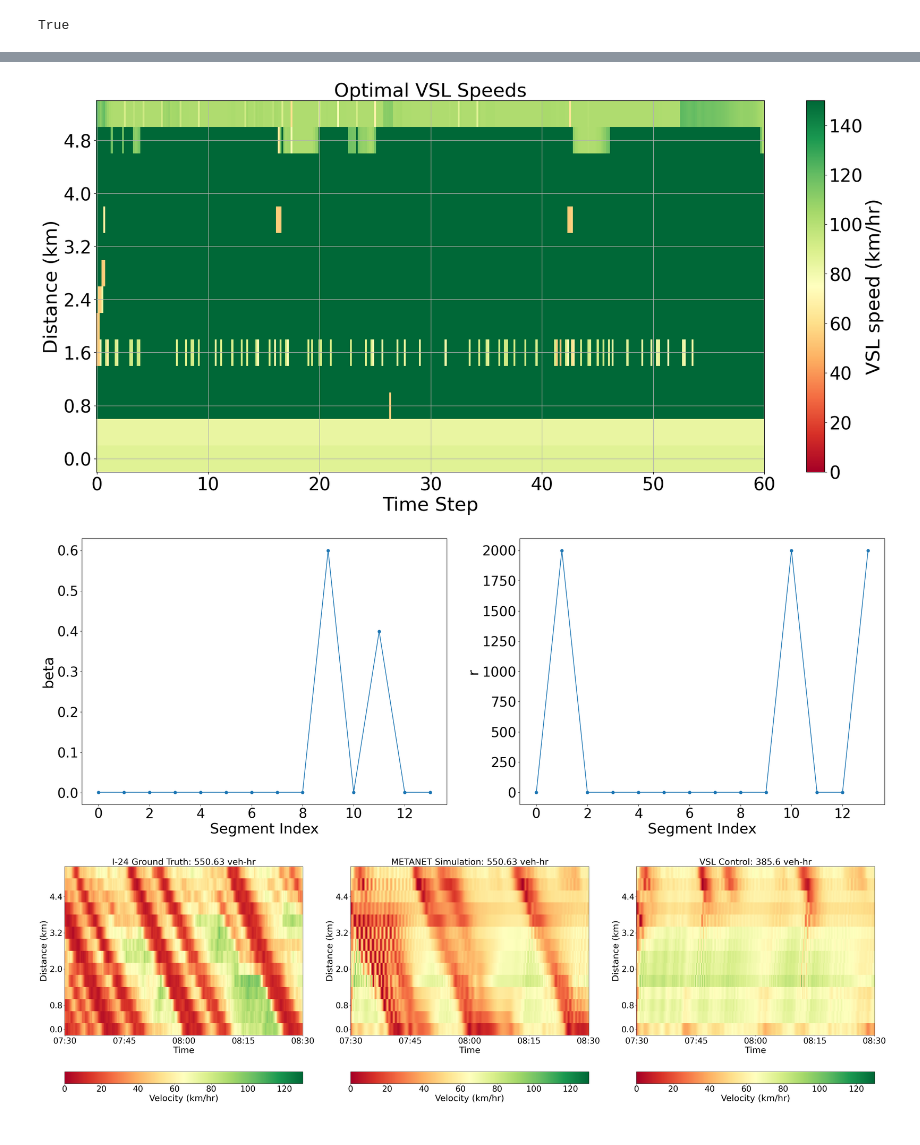
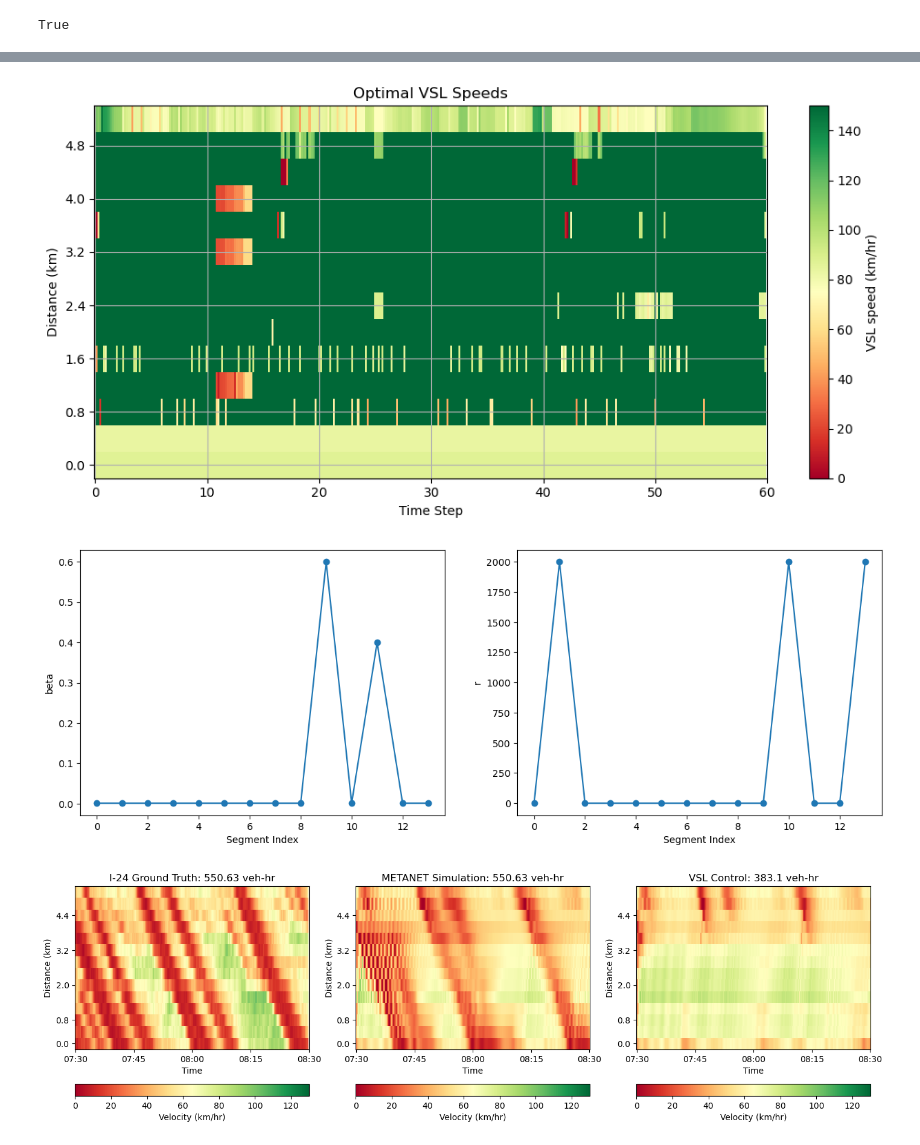
Before and after one commit to Tristanchaang/mpc-traffic-flow, a Jupyter notebook: experiments/run_controllable_congestion.ipynb, the cells around one changed output, grey strips where cells are left out. Saved outputs shown, nothing was run; the diff lists cells and outputs as text; code cells hidden in the pictures.

```diff
--- a/experiments/run_controllable_congestion.ipynb
+++ b/experiments/run_controllable_congestion.ipynb
@@ -298,7 +307,7 @@ print("TTS (VSL=150):", tts_150)
 vmin = min(np.min(velocity_data[:, 1:-1]), v_130.min(), v_150.min())
 vmax = 150 #max(np.max(velocity_data[:, 1:-1]), v_130.max(), v_150.max())
 
-p = Plotter(1, 2, figsize=(30, 10))
+p = Plotter(1, 2)
 for i, (v_mat, sl, tts) in enumerate(zip([v_130, v_150], [130, 150], [tts_130, tts_150])):
   p.fig.colorbar(
       mappable=p[i].imshow(v_mat.T, cmap='RdYlGn', aspect='auto', interpolation='none', vmin=vmin, vmax=vmax),
@@ -356,7 +365,7 @@ logging.getLogger('pyomo.core').setLevel(logging.ERROR)
 import json
 from mpc_metanet import mpc_find_vsl
 
-init_path = f'{results_path}/optimal_vsl_92.npy'
+# init_path = f'{results_path}/optimal_vsl_92.npy'
 # init_vsl = np.load(init_path)
 for speed_lb in SPEED_LBS:#[24, 27, 30]:
     vsl_opt_config = {
@@ -387,7 +396,8 @@ for speed_lb in SPEED_LBS:#[24, 27, 30]:
     else: path_id = f"optimal_vsl"
     os.makedirs(results_path, exist_ok=True)
     if vsl_opt_config["initialize_vsl"] is not None:
-        vsl_opt_config["initialize_vsl"] = f"loaded from file {init_path}"
+        raise NotImplementedError("Loading from file is not implemented yet")
+        # vsl_opt_config["initialize_vsl"] = f"loaded from file {init_path}"
 
     # WRITES
     np.save(f'{results_path}/{path_id}.npy', optimal_vsl)
@@ -488,7 +498,7 @@ p[0].invert_yaxis()
 # Read in v_pred.npy from the path location
 max_v = max(np.max(v_baseline), np.max(v_opt))
 
-p = Plotter(1, 3, figsize=(50, 15))
+p = Plotter(1, 3)
 for i, mat in enumerate([velocity_data, v_baseline, v_opt]):
   p.fig.colorbar(
       mappable=p[i].imshow(mat.T, cmap='RdYlGn', aspect='auto', interpolation='none', vmin=0, vmax=max_v),
@@ -527,18 +537,18 @@ Controllable congestion: 49.06080615653954%
 # %%
 from plotting import plot_vsls
-optimal_vsl: np.ndarray = np.load(f'{results_path}/optimal_vsl_54.npy')
+optimal_vsl: np.ndarray = np.load(f'{results_path}/optimal_vsl.npy')
 v_free_extended = np.tile(model_params['v_free'], (optimal_vsl.shape[0], 1))
 optimal_vsl = np.where(optimal_vsl > v_free_extended, 150, optimal_vsl)
 plot_vsls(optimal_vsl, time_steps+1, num_segments, np.max(model_params['v_free']), T=time_step, l=L)
 # %% [output]
-[figure, old version]
+[figure, new version]
 # %%
-p = Plotter(1, 2, figsize=(30, 10))
+p = Plotter(1, 2)
 for i, variable in enumerate(['beta', 'r']):
   p[i] = {'xlabel': 'Segment Index', 'ylabel': variable}
   p[i].plot(model_params[variable], marker='o')
 # %% [output]
-[figure, old version]
+[figure, new version]
 # %%
 start_wallclock_time = 7.5
 # start_wallclock_time = 7
@@ -548,35 +558,35 @@ minutes = np.arange(n_time) * time_step * 60
 tick_pos = np.linspace(0, n_time - 1, 5, dtype=int)
 
 def to_wallclock(tick_minutes, start_hour):
     labels = []
     for m in tick_minutes:
         total_minutes = start_hour * 60 + m
         h = int(total_minutes // 60) % 24
         mn = int(total_minutes % 60)
         labels.append(f"{h:02d}:{mn:02d}")
     return labels
 
 tick_labels = to_wallclock(minutes[tick_pos], start_wallclock_time)
 
 # Compute y ticks in km — add this before the imshow calls
 n_segments = velocity_data[:, 1:-1].shape[1]
 ytick_pos = np.linspace(0, n_segments - 1, 5, dtype=int)
 ytick_labels = [f"{i * 0.4:.1f}" for i in ytick_pos]  # 400m per segment → km
 
-p = Plotter(1, 3, figsize=(50, 15))
+p = Plotter(1, 3)
 for i, mat in enumerate([velocity_data, v_baseline, v_opt]):
   p.fig.colorbar(
       mappable=p[i].imshow(mat.T, cmap='RdYlGn', aspect='auto', interpolation='none', vmin=0, vmax=130),
       ax=p[i], label='Velocity (km/hr)', orientation='horizontal'
   )
   p[i] = {'xlabel': 'Time', 'ylabel': 'Distance (km)', 'xticks': tick_pos, 'yticks': ytick_pos,
           'xticklabels': tick_labels, 'yticklabels': ytick_labels}
   p[i].invert_yaxis()
 p[0] = {'title': 'I-24 Ground Truth: ' + str(np.round(tts_baseline, 2)) + ' veh-hr'}
 p[1] = {'title': 'METANET Simulation: ' + str(np.round(tts_baseline, 2)) + ' veh-hr'}
 p[2] = {'title': 'VSL Control: ' + str(np.round(tts_opt, 2)) + ' veh-hr'}
 # %% [output]
-[figure, old version]
+[figure, new version]
 # %%
 # pointwise delay
 # --- Compute Delay ---
```
Also changed, not shown: parts of 17 cells of this notebook, 10 other files.
